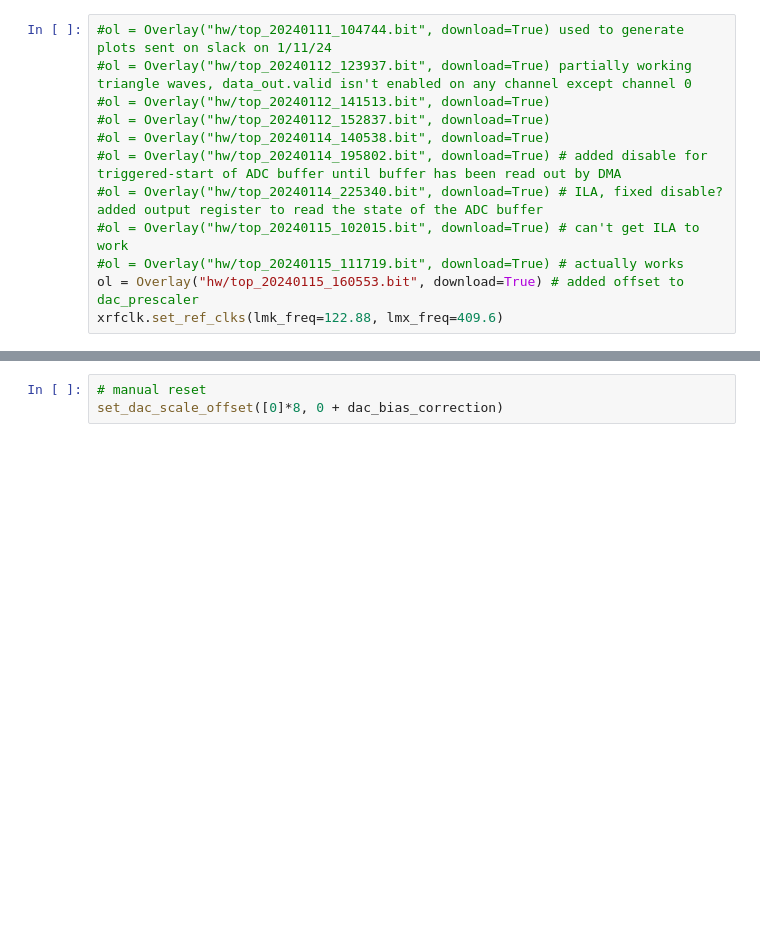
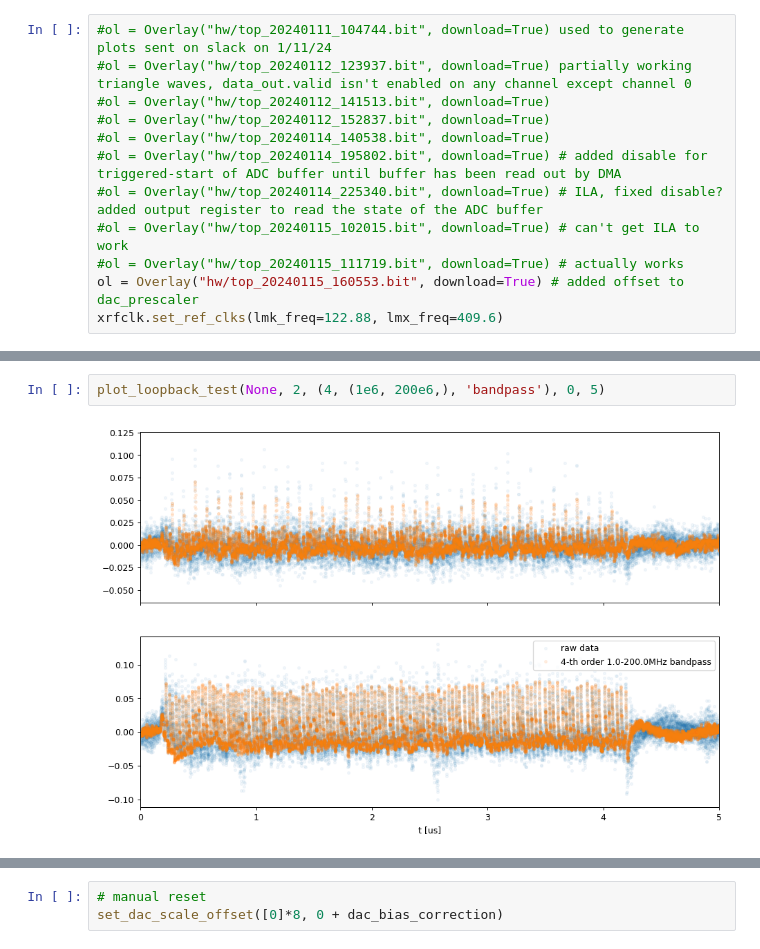
Before and after one commit to qnngroup/rfsoc_daq, a Jupyter notebook: pynq/rfsoc_daq.ipynb, the cells around one changed output, grey strips where cells are left out. Drawn from its saved outputs; the diff is of its cells as text; blank space fills up the shorter version.

```diff
--- a/pynq/rfsoc_daq.ipynb
+++ b/pynq/rfsoc_daq.ipynb
@@ -425,0 +576,4 @@ got [1, 1] timestamps
+# %%
+plot_loopback_test(None, 2, (4, (1e6, 200e6,), 'bandpass'), 0, 5)
+# %% [output]
+[figure, added]
```
Also changed, not shown: parts of 27 cells of this notebook, 1 other file.
